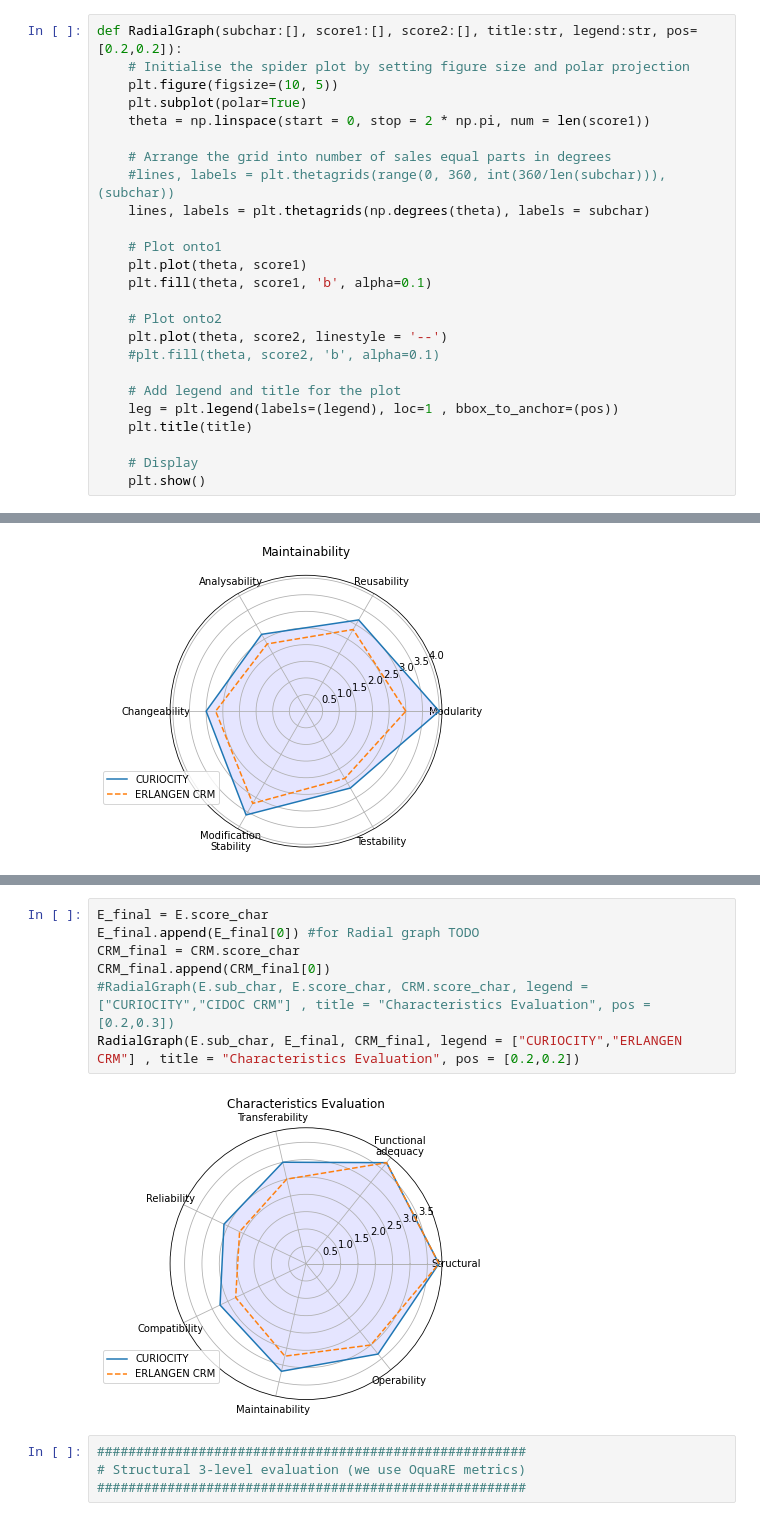
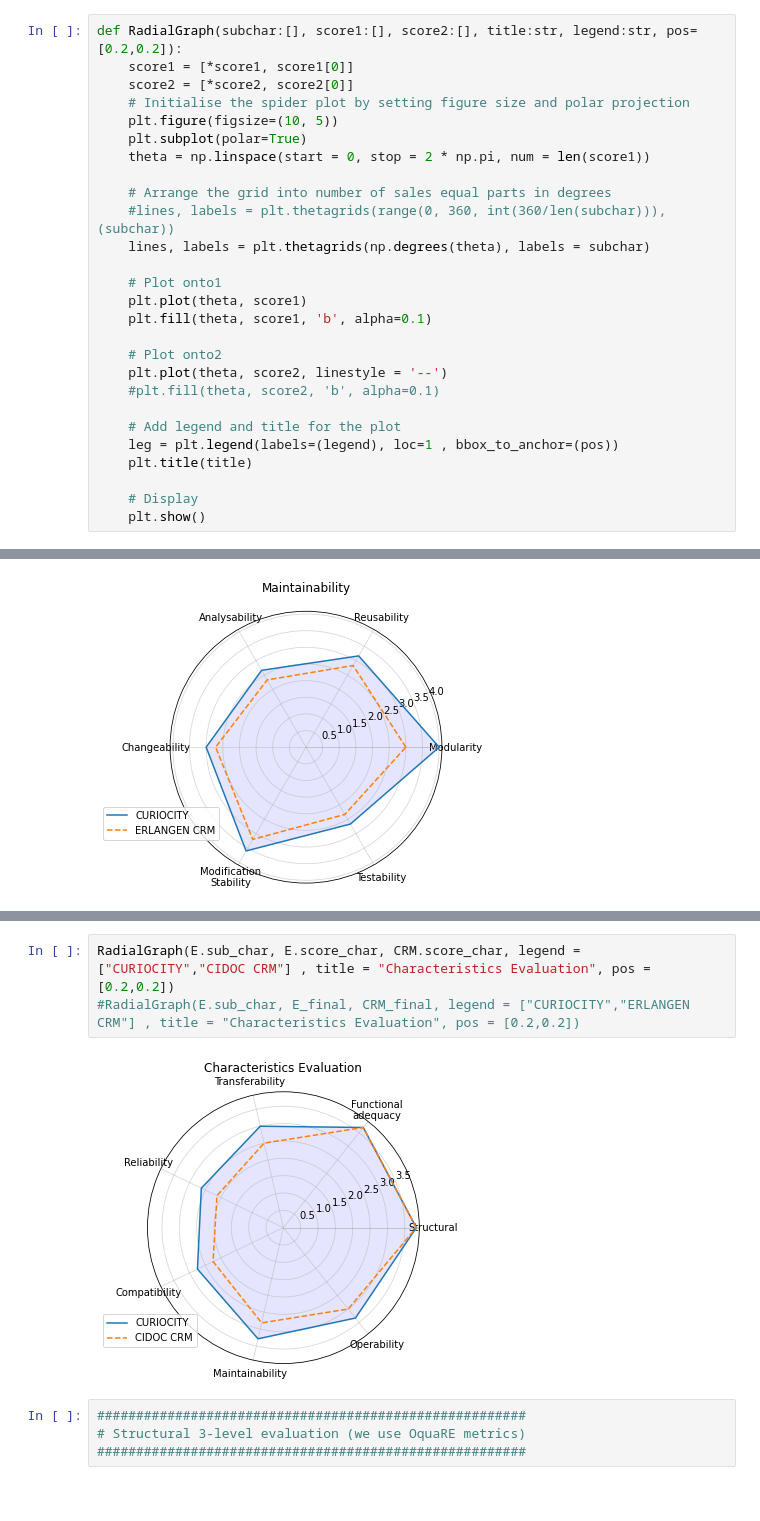
Before and after one commit to giulianodelagala/CURIOCITY, a Jupyter notebook: Evaluation/OquaRE/OquaRE.ipynb, the cells around one changed output, grey strips where cells are left out. Cells and saved outputs as stored; diff of their text form.

```diff
--- a/Evaluation/OquaRE/OquaRE.ipynb
+++ b/Evaluation/OquaRE/OquaRE.ipynb
@@ -54,6 +54,8 @@ CRM.ShowScore()
 #plt.show()
 # %%
 def RadialGraph(subchar:[], score1:[], score2:[], title:str, legend:str, pos=[0.2,0.2]):
+    score1 = [*score1, score1[0]]
+    score2 = [*score2, score2[0]]
     # Initialise the spider plot by setting figure size and polar projection
     plt.figure(figsize=(10, 5))
     plt.subplot(polar=True)
@@ -219,13 +214,9 @@ pd.DataFrame(CRM.score_char, index=CRM.sub_char, columns=['Score'])
 | Operability | 3.000000 |
 # %%
-E_final = E.score_char
-E_final.append(E_final[0]) #for Radial graph TODO
-CRM_final = CRM.score_char
-CRM_final.append(CRM_final[0])
-#RadialGraph(E.sub_char, E.score_char, CRM.score_char, legend = ["CURIOCITY","CIDOC CRM"] , title = "Characteristics Evaluation", pos = [0.2,0.3])
-RadialGraph(E.sub_char, E_final, CRM_final, legend = ["CURIOCITY","ERLANGEN CRM"] , title = "Characteristics Evaluation", pos = [0.2,0.2])
+RadialGraph(E.sub_char, E.score_char, CRM.score_char, legend = ["CURIOCITY","CIDOC CRM"] , title = "Characteristics Evaluation", pos = [0.2,0.2])
+#RadialGraph(E.sub_char, E_final, CRM_final, legend = ["CURIOCITY","ERLANGEN CRM"] , title = "Characteristics Evaluation", pos = [0.2,0.2])
 # %% [output]
-[figure, old version]
+[figure, new version]
 # %%
 #######################################################
 # Structural 3-level evaluation (we use OquaRE metrics)
```
Also changed, not shown: parts of 11 cells of this notebook, 1 other file.
